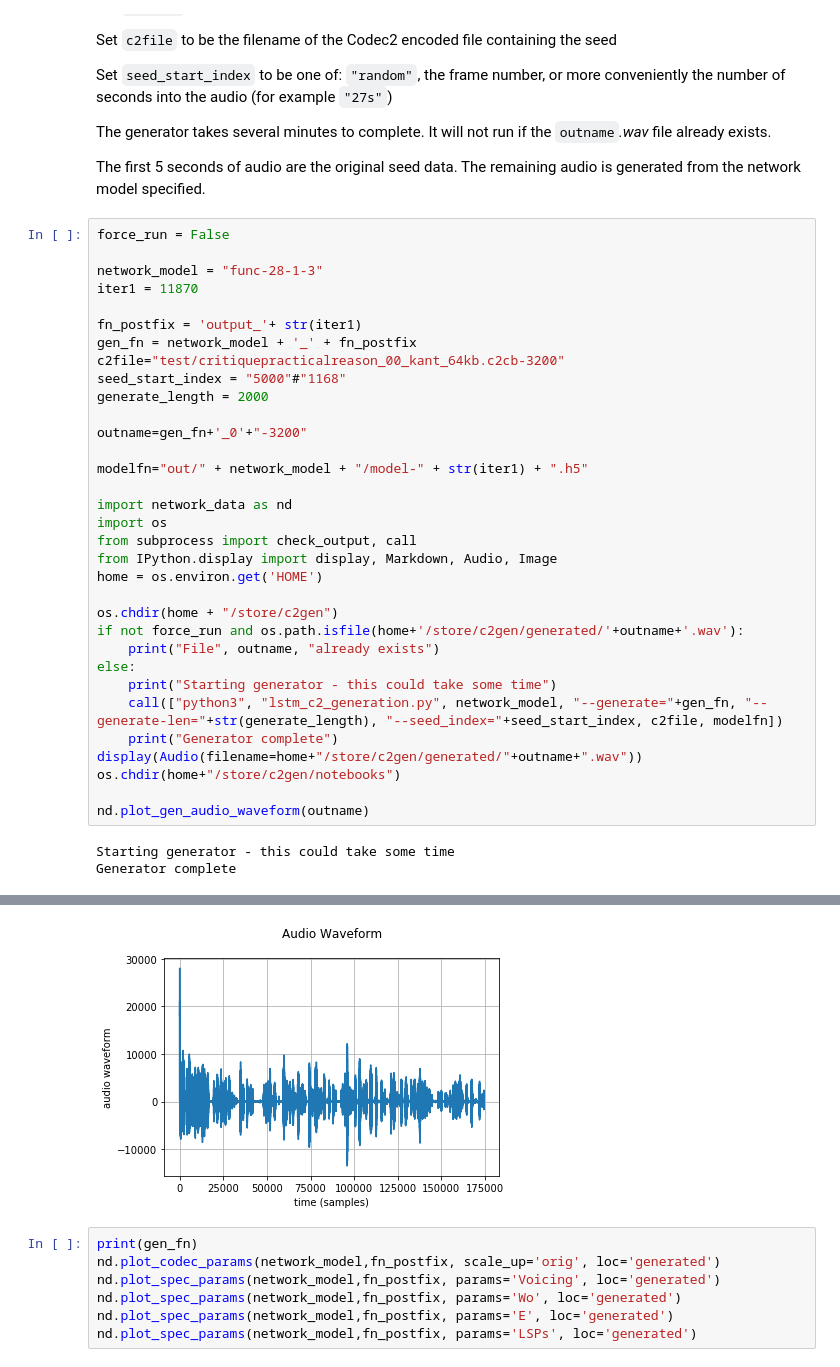
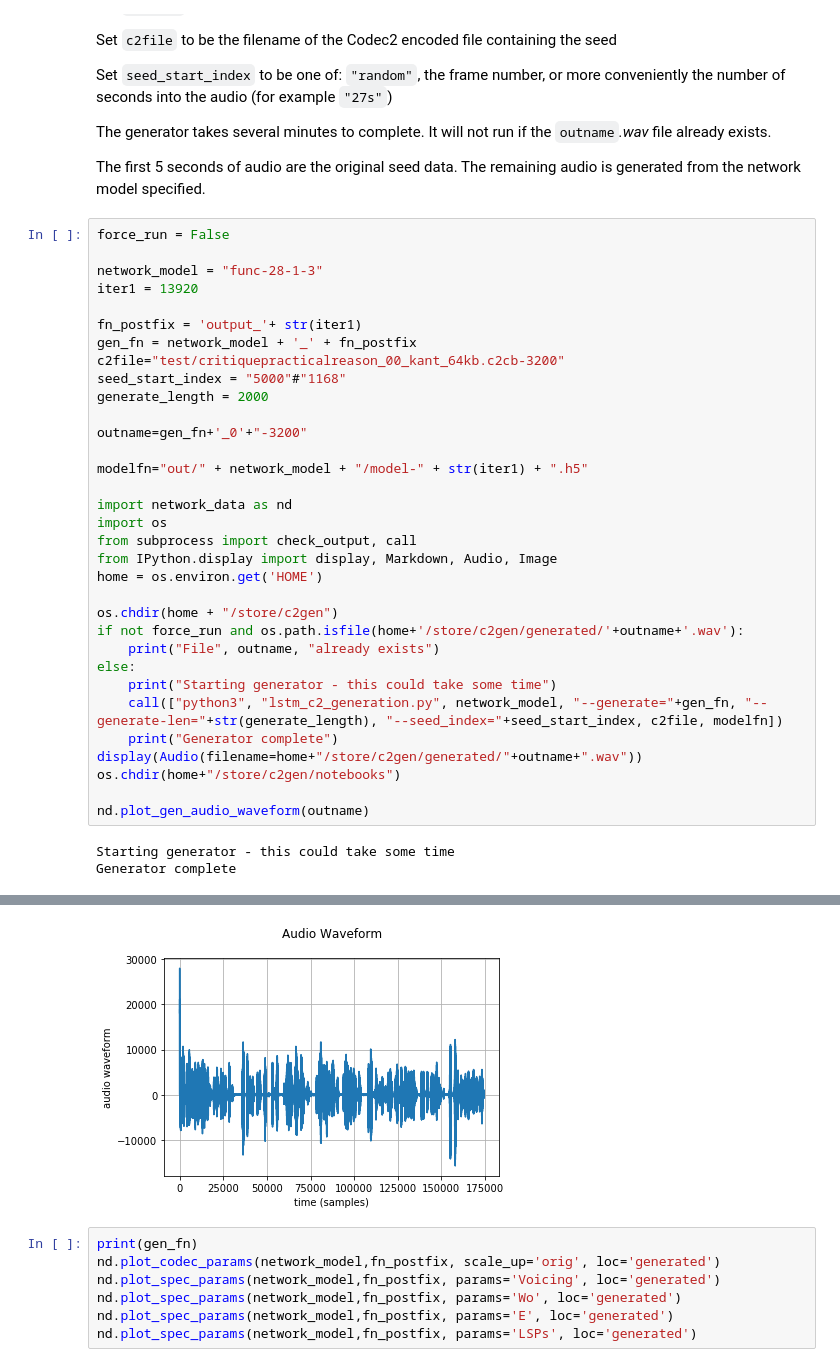
Before and after one commit to philayres/babble-rnn, a Jupyter notebook: notebooks/generate_audio.ipynb, the cells around one changed output, grey strips where cells are left out. Saved outputs shown, nothing was run; the diff lists cells and outputs as text.

```diff
--- a/notebooks/generate_audio.ipynb
+++ b/notebooks/generate_audio.ipynb
@@ -15,40 +15,40 @@ The first 5 seconds of audio are the original seed data. The remaining audio is
 force_run = False
 
 network_model = "func-28-1-3"
-iter1 = 11870
+iter1 = 13920
 
 fn_postfix = 'output_'+ str(iter1)
 gen_fn = network_model + '_' + fn_postfix
 c2file="test/critiquepracticalreason_00_kant_64kb.c2cb-3200"
 seed_start_index = "5000"#"1168"
 generate_length = 2000
 
 outname=gen_fn+'_0'+"-3200"
 
 modelfn="out/" + network_model + "/model-" + str(iter1) + ".h5"
 
 import network_data as nd
 import os
 from subprocess import check_output, call
 from IPython.display import display, Markdown, Audio, Image
 home = os.environ.get('HOME')
 
 os.chdir(home + "/store/c2gen")
 if not force_run and os.path.isfile(home+'/store/c2gen/generated/'+outname+'.wav'):
     print("File", outname, "already exists")
 else:
     print("Starting generator - this could take some time")
     call(["python3", "lstm_c2_generation.py", network_model, "--generate="+gen_fn, "--generate-len="+str(generate_length), "--seed_index="+seed_start_index, c2file, modelfn])
     print("Generator complete")
 display(Audio(filename=home+"/store/c2gen/generated/"+outname+".wav"))
 os.chdir(home+"/store/c2gen/notebooks")
 
 nd.plot_gen_audio_waveform(outname)
 # %% [output]
 Starting generator - this could take some time
 Generator complete
 [interactive output not drawn]
-[figure, old version]
+[figure, new version]
 # %%
 print(gen_fn)
 nd.plot_codec_params(network_model,fn_postfix, scale_up='orig', loc='generated')
```
Also changed, not shown: 3 other files.
